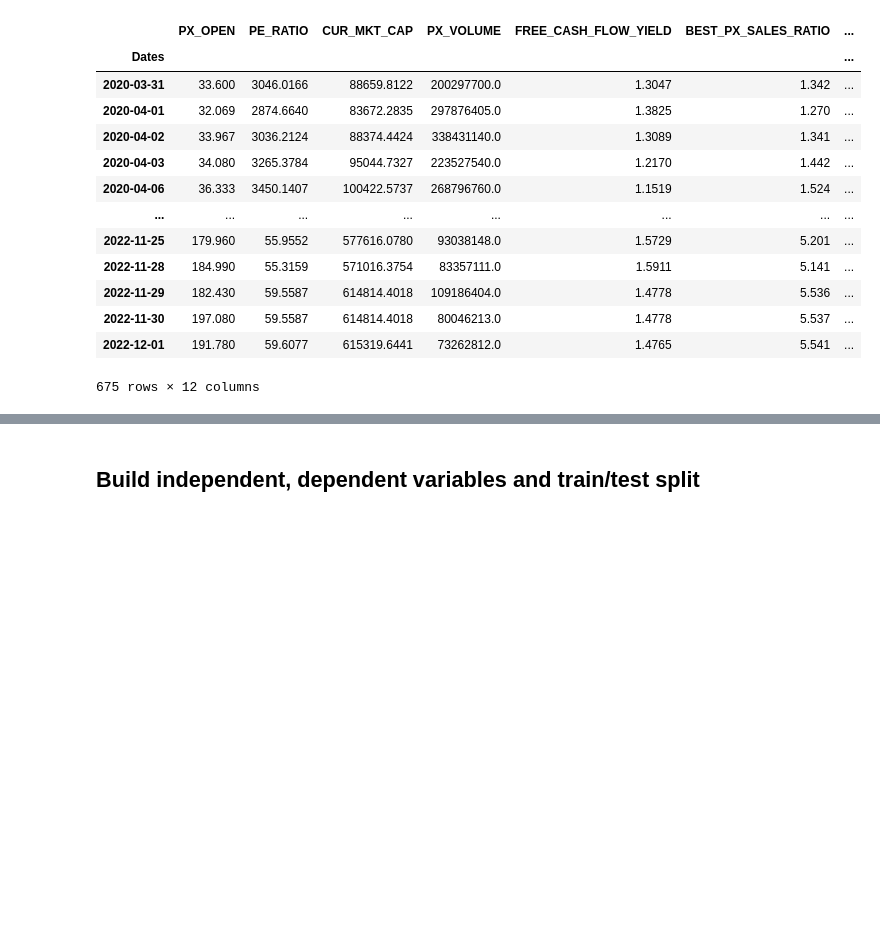
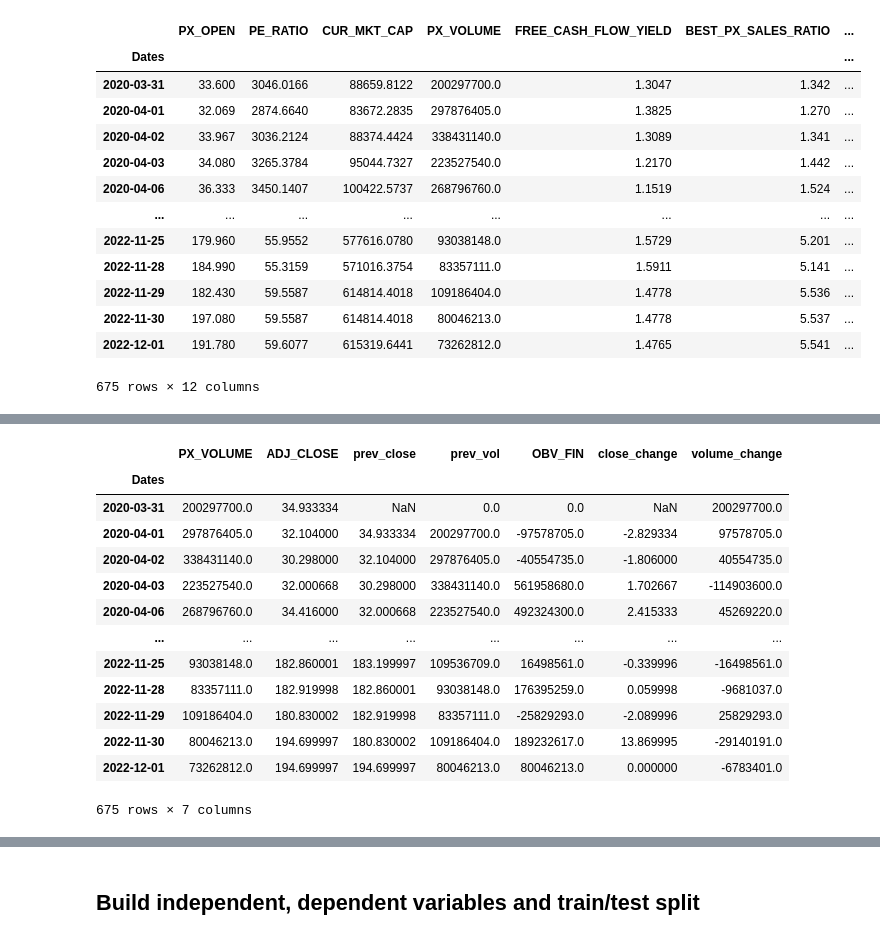
Before and after one commit to rohan-r-kulkarni/bigtech_analysis, a Jupyter notebook: bigtech_rf.ipynb, the cells around one changed output, grey strips where cells are left out. Saved outputs shown, nothing was run; the diff lists cells and outputs as text; code cells hidden in the pictures; blank space fills up the shorter version.

```diff
--- a/bigtech_rf.ipynb
+++ b/bigtech_rf.ipynb
@@ -246,0 +190,3 @@ array([[            nan],
+# %%
+obv = stocks[s].copy().loc[:, ["PX_VOLUME", "ADJ_CLOSE"]]
+obv
@@ -246,0 +208,6 @@ array([[            nan],
+# %%
+obv=obv.assign(prev_close=obv.loc[:, "ADJ_CLOSE"].shift(1))
+vols=obv.loc[:, "PX_VOLUME"].shift(1)
+vols.values[0] = 0
+vols
+obv=obv.assign(prev_vol=vols)
@@ -246,0 +231,30 @@ array([[            nan],
+# %%
+def calc_obv(x):
+    if x.ADJ_CLOSE > x.prev_close:
+        return x.prev_vol + x.PX_VOLUME
+    elif x.ADJ_CLOSE < x.prev_close:
+        return x.prev_vol - x.PX_VOLUME
+    else:
+        return x.prev_vol
+# %%
+OBV_FIN=obv.apply(calc_obv, axis=1)
+obv=obv.assign(OBV_FIN=OBV_FIN)
+obv=obv.assign(close_change = obv.ADJ_CLOSE-obv.prev_close)
+obv=obv.assign(volume_change = obv.PX_VOLUME-obv.prev_vol)
+
+obv
+# %% [output]
+|  | PX_VOLUME | ADJ_CLOSE | prev_close | prev_vol | OBV_FIN | close_change | volume_change |
+| Dates |  |  |  |  |  |  |  |
+| 2020-03-31 | 200297700.0 | 34.933334 | NaN | 0.0 | 0.0 | NaN | 200297700.0 |
+| 2020-04-01 | 297876405.0 | 32.104000 | 34.933334 | 200297700.0 | -97578705.0 | -2.829334 | 97578705.0 |
+| 2020-04-02 | 338431140.0 | 30.298000 | 32.104000 | 297876405.0 | -40554735.0 | -1.806000 | 40554735.0 |
+| 2020-04-03 | 223527540.0 | 32.000668 | 30.298000 | 338431140.0 | 561958680.0 | 1.702667 | -114903600.0 |
+| 2020-04-06 | 268796760.0 | 34.416000 | 32.000668 | 223527540.0 | 492324300.0 | 2.415333 | 45269220.0 |
+| ... | ... | ... | ... | ... | ... | ... | ... |
+| 2022-11-25 | 93038148.0 | 182.860001 | 183.199997 | 109536709.0 | 16498561.0 | -0.339996 | -16498561.0 |
+| 2022-11-28 | 83357111.0 | 182.919998 | 182.860001 | 93038148.0 | 176395259.0 | 0.059998 | -9681037.0 |
+| 2022-11-29 | 109186404.0 | 180.830002 | 182.919998 | 83357111.0 | -25829293.0 | -2.089996 | 25829293.0 |
+| 2022-11-30 | 80046213.0 | 194.699997 | 180.830002 | 109186404.0 | 189232617.0 | 13.869995 | -29140191.0 |
+| 2022-12-01 | 73262812.0 | 194.699997 | 194.699997 | 80046213.0 | 80046213.0 | 0.000000 | -6783401.0 |
+675 rows × 7 columns
```
Also changed, not shown: parts of 32 cells of this notebook, 1 other file.
